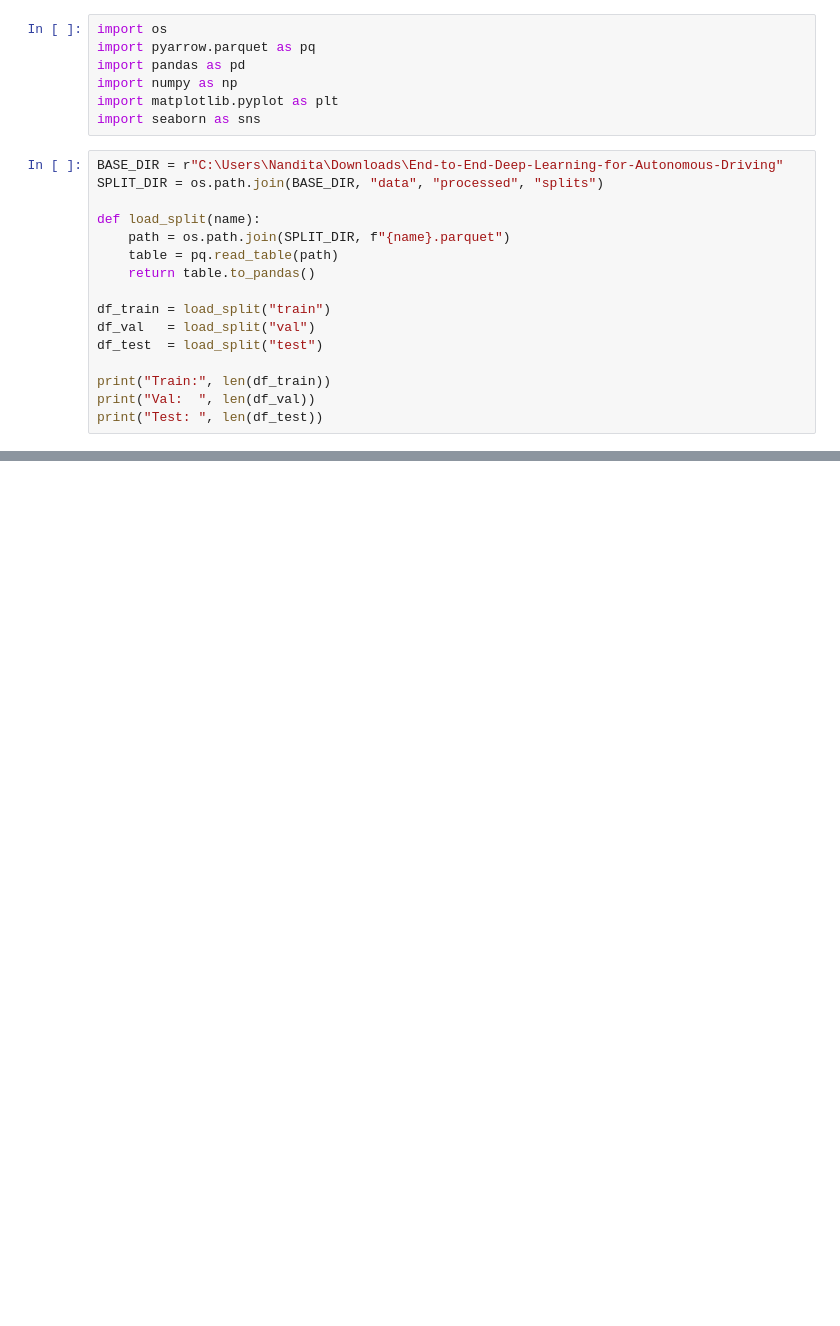
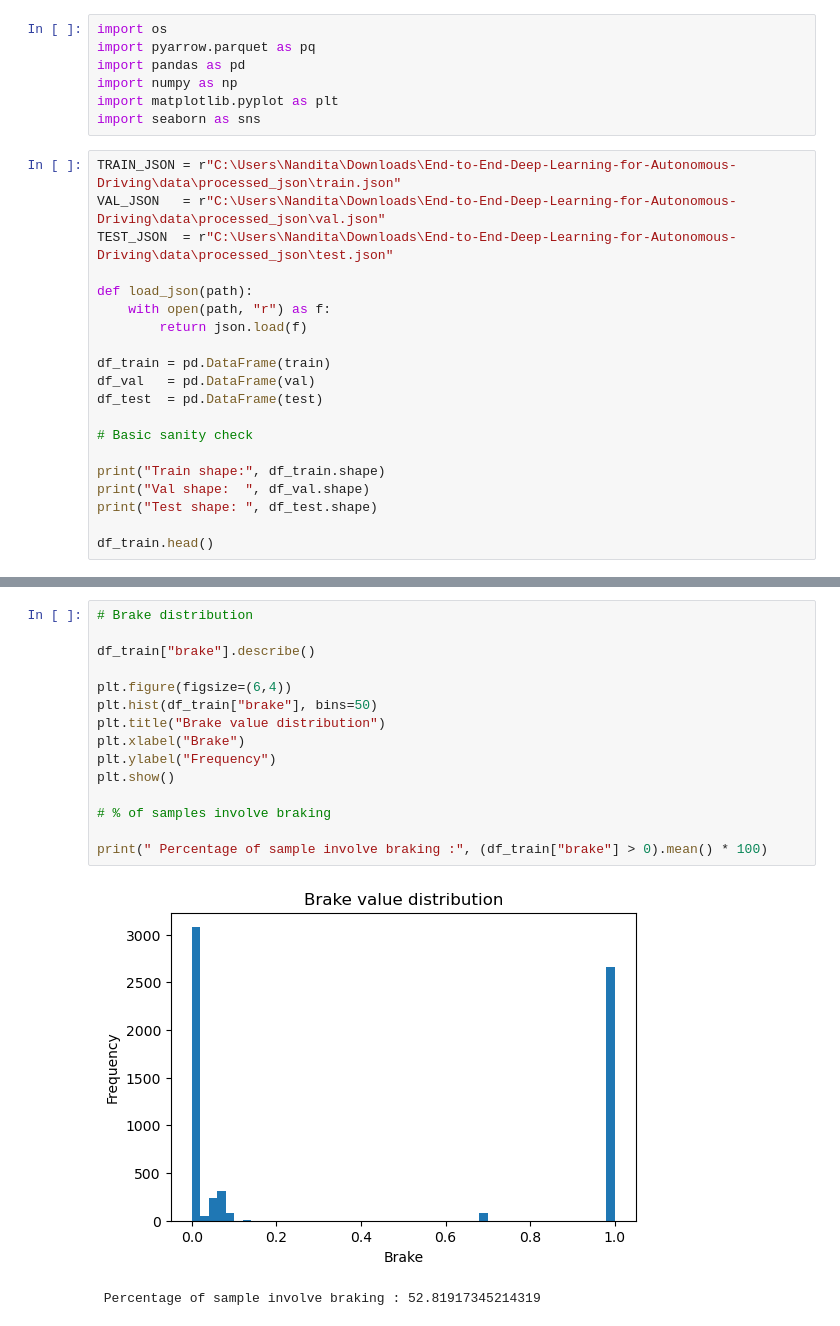
Before and after one commit to Nanditautekar/End-to-End-Deep-Learning-for-Autonomous-Driving, a Jupyter notebook: notebooks/eda_hfstream_split.ipynb, the cells around one changed output, grey strips where cells are left out. Cells and saved outputs as stored; diff of their text form; blank space fills up the shorter version.

```diff
--- a/notebooks/eda_hfstream_split.ipynb
+++ b/notebooks/eda_hfstream_split.ipynb
@@ -6,19 +6,23 @@ import numpy as np
 import matplotlib.pyplot as plt
 import seaborn as sns
 # %%
-BASE_DIR = r"C:\Users\Nandita\Downloads\End-to-End-Deep-Learning-for-Autonomous-Driving"
-SPLIT_DIR = os.path.join(BASE_DIR, "data", "processed", "splits")
+TRAIN_JSON = r"C:\Users\Nandita\Downloads\End-to-End-Deep-Learning-for-Autonomous-Driving\data\processed_json\train.json"
+VAL_JSON   = r"C:\Users\Nandita\Downloads\End-to-End-Deep-Learning-for-Autonomous-Driving\data\processed_json\val.json"
+TEST_JSON  = r"C:\Users\Nandita\Downloads\End-to-End-Deep-Learning-for-Autonomous-Driving\data\processed_json\test.json"
 
-def load_split(name):
-    path = os.path.join(SPLIT_DIR, f"{name}.parquet")
-    table = pq.read_table(path)
-    return table.to_pandas()
+def load_json(path):
+    with open(path, "r") as f:
+        return json.load(f)
 
-df_train = load_split("train")
-df_val   = load_split("val")
-df_test  = load_split("test")
+df_train = pd.DataFrame(train)
+df_val   = pd.DataFrame(val)
+df_test  = pd.DataFrame(test)
 
-print("Train:", len(df_train))
-print("Val:  ", len(df_val))
-print("Test: ", len(df_test))
+# Basic sanity check
+
+print("Train shape:", df_train.shape)
+print("Val shape:  ", df_val.shape)
+print("Test shape: ", df_test.shape)
+
+df_train.head()
 # %% [output]
@@ -60 +80,19 @@ Min nearest dist: 43.81861882925882
+# %%
+# Brake distribution
+
+df_train["brake"].describe()
+
+plt.figure(figsize=(6,4))
+plt.hist(df_train["brake"], bins=50)
+plt.title("Brake value distribution")
+plt.xlabel("Brake")
+plt.ylabel("Frequency")
+plt.show()
+
+# % of samples involve braking
+
+print(" Percentage of sample involve braking :", (df_train["brake"] > 0).mean() * 100)
+# %% [output]
+[figure, added]
+ Percentage of sample involve braking : 52.81917345214319
 # %%
```
Also changed, not shown: parts of 10 cells of this notebook, 12 other files.
